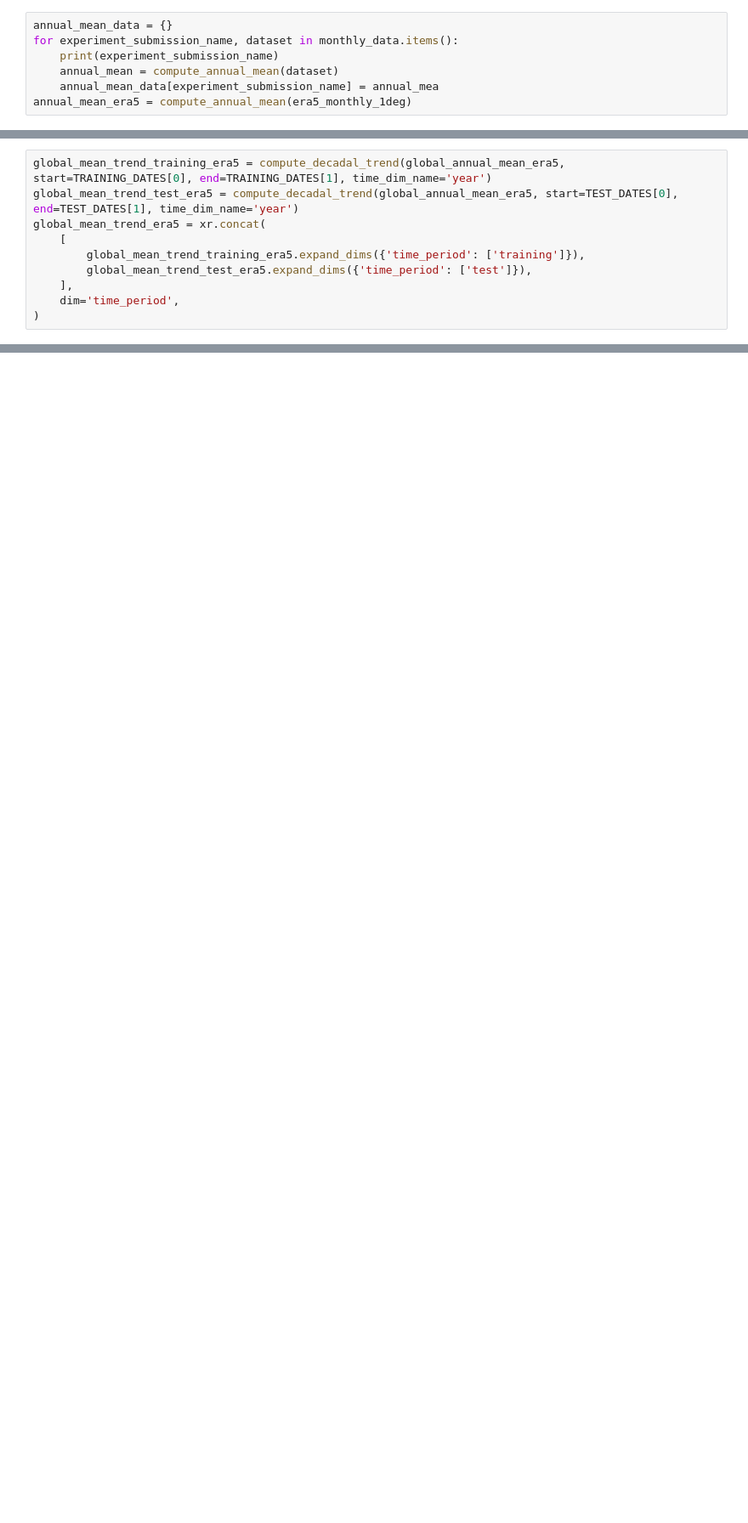
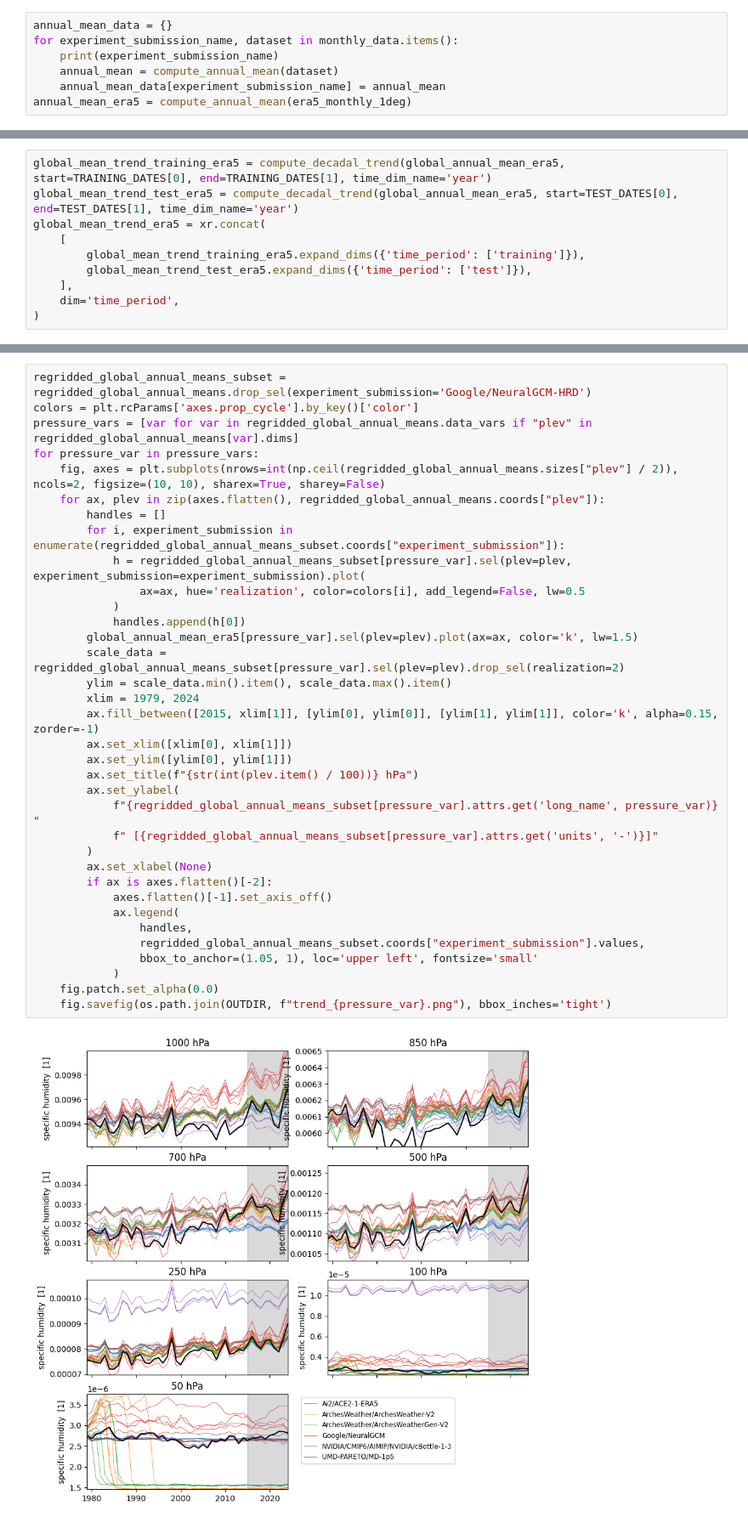
Before and after one commit to ai2cm/AIMIP, a Jupyter notebook: evaluations/2026-02-13-trends.ipynb, the cells around one changed output, grey strips where cells are left out. Shown at 85% size. Drawn from its saved outputs; the diff is of its cells as text; blank space fills up the shorter version.

```diff
--- a/evaluations/2026-02-13-trends.ipynb
+++ b/evaluations/2026-02-13-trends.ipynb
@@ -135,7 +134,7 @@ annual_mean_data = {}
 for experiment_submission_name, dataset in monthly_data.items():
     print(experiment_submission_name)
     annual_mean = compute_annual_mean(dataset)
-    annual_mean_data[experiment_submission_name] = annual_mea
+    annual_mean_data[experiment_submission_name] = annual_mean
 annual_mean_era5 = compute_annual_mean(era5_monthly_1deg)
 # %% [output]
 Ai2/ACE2-1-ERA5
@@ -325,0 +225,37 @@ np.concat([lowest.values.T[:, None, :], highest.values.T[:, None, :]], axis=1).s
+# %%
+regridded_global_annual_means_subset = regridded_global_annual_means.drop_sel(experiment_submission='Google/NeuralGCM-HRD')
+colors = plt.rcParams['axes.prop_cycle'].by_key()['color']
+pressure_vars = [var for var in regridded_global_annual_means.data_vars if "plev" in regridded_global_annual_means[var].dims]
+for pressure_var in pressure_vars:
+    fig, axes = plt.subplots(nrows=int(np.ceil(regridded_global_annual_means.sizes["plev"] / 2)), ncols=2, figsize=(10, 10), sharex=True, sharey=False)
+    for ax, plev in zip(axes.flatten(), regridded_global_annual_means.coords["plev"]):
+        handles = []
+        for i, experiment_submission in enumerate(regridded_global_annual_means_subset.coords["experiment_submission"]):
+            h = regridded_global_annual_means_subset[pressure_var].sel(plev=plev, experiment_submission=experiment_submission).plot(
+                ax=ax, hue='realization', color=colors[i], add_legend=False, lw=0.5
+            )
+            handles.append(h[0])
+        global_annual_mean_era5[pressure_var].sel(plev=plev).plot(ax=ax, color='k', lw=1.5)
+        scale_data = regridded_global_annual_means_subset[pressure_var].sel(plev=plev).drop_sel(realization=2)
+        ylim = scale_data.min().item(), scale_data.max().item()
+        xlim = 1979, 2024
+        ax.fill_between([2015, xlim[1]], [ylim[0], ylim[0]], [ylim[1], ylim[1]], color='k', alpha=0.15, zorder=-1)
+        ax.set_xlim([xlim[0], xlim[1]])
+        ax.set_ylim([ylim[0], ylim[1]])
+        ax.set_title(f"{str(int(plev.item() / 100))} hPa")
+        ax.set_ylabel(
+            f"{regridded_global_annual_means_subset[pressure_var].attrs.get('long_name', pressure_var)} "
+            f" [{regridded_global_annual_means_subset[pressure_var].attrs.get('units', '-')}]"
+        )
+        ax.set_xlabel(None)
+        if ax is axes.flatten()[-2]:
+            axes.flatten()[-1].set_axis_off()
+            ax.legend(
+                handles,
+                regridded_global_annual_means_subset.coords["experiment_submission"].values,
+                bbox_to_anchor=(1.05, 1), loc='upper left', fontsize='small'
+            )
+    fig.patch.set_alpha(0.0)
+    fig.savefig(os.path.join(OUTDIR, f"trend_{pressure_var}.png"), bbox_inches='tight')
+# %% [output]
+[figure]
```
Also changed, not shown: parts of 13 cells of this notebook, 1 other file.
